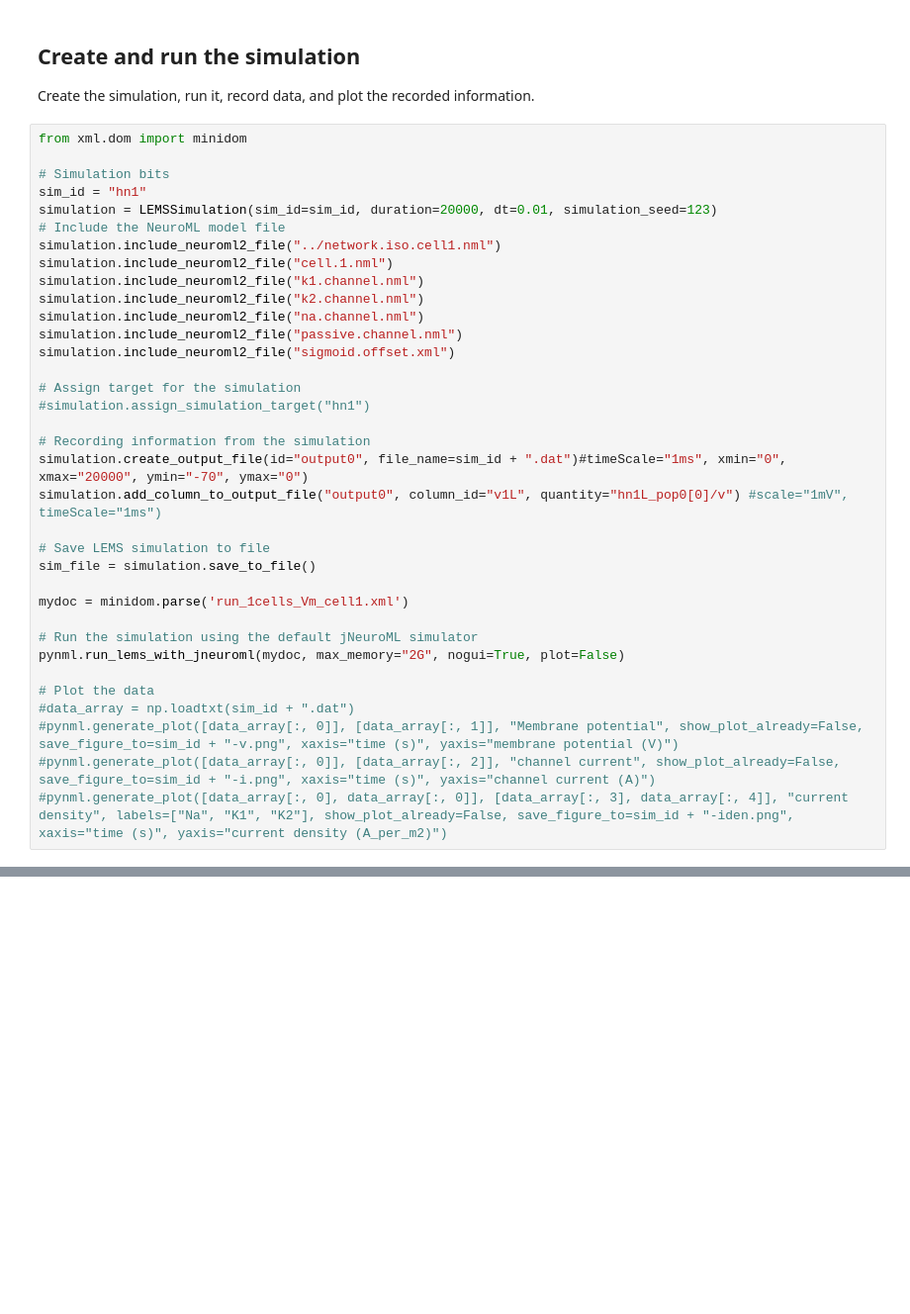
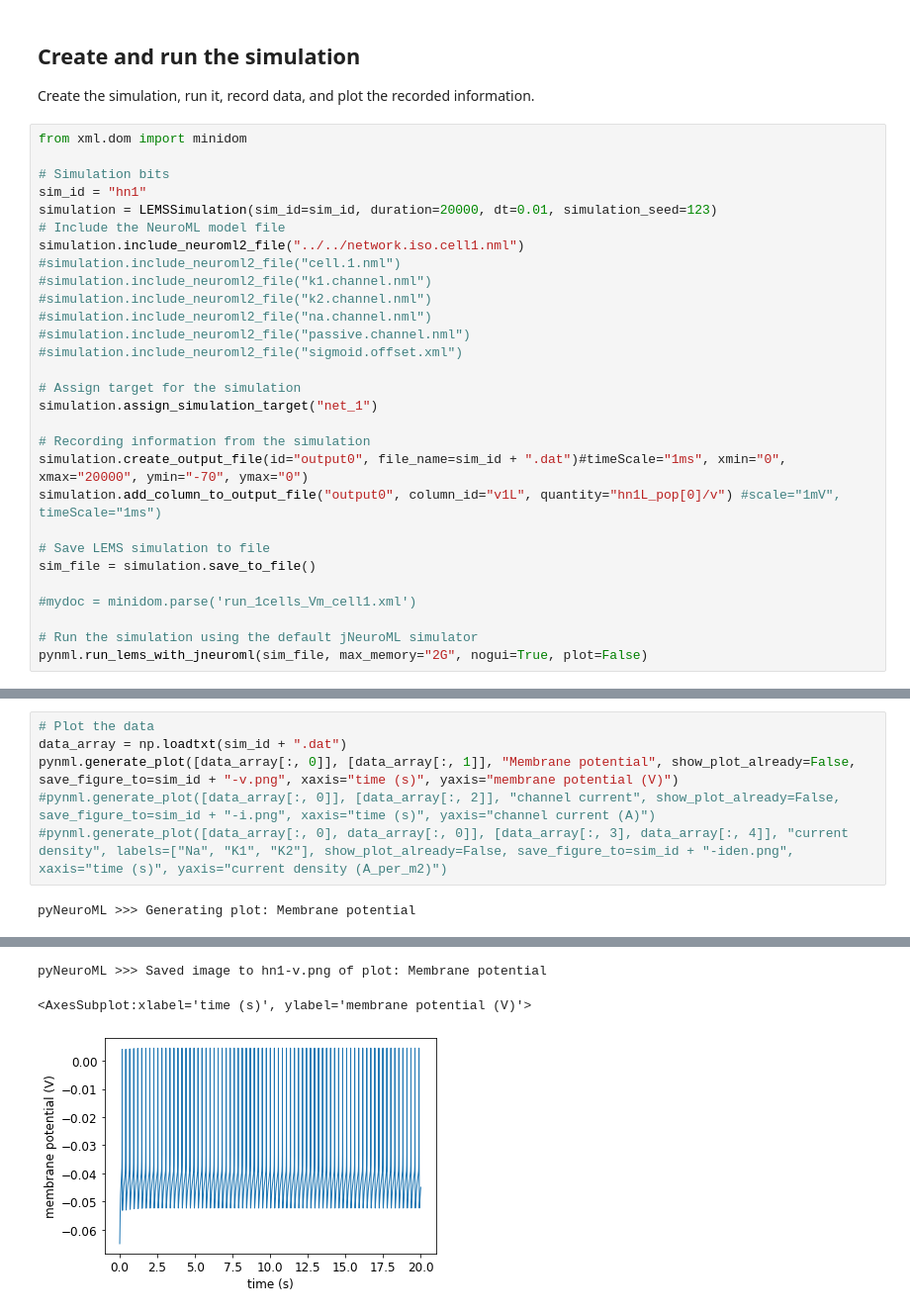
Before and after one commit to RonCalabreseLab/Leech-8Cell-Tutorial-NeuroML, a Jupyter notebook: NeuroML2/isolated_cells_graph/Notebook/cell1_isolate.ipynb, the cells around one changed output, grey strips where cells are left out. Shown at 99% size. Saved outputs shown, nothing was run; the diff lists cells and outputs as text; blank space fills up the shorter version.

```diff
--- a/NeuroML2/isolated_cells_graph/Notebook/cell1_isolate.ipynb
+++ b/NeuroML2/isolated_cells_graph/Notebook/cell1_isolate.ipynb
@@ -60,33 +55,27 @@ from xml.dom import minidom
 sim_id = "hn1"
 simulation = LEMSSimulation(sim_id=sim_id, duration=20000, dt=0.01, simulation_seed=123)
 # Include the NeuroML model file
-simulation.include_neuroml2_file("../network.iso.cell1.nml")
-simulation.include_neuroml2_file("cell.1.nml")
-simulation.include_neuroml2_file("k1.channel.nml")
-simulation.include_neuroml2_file("k2.channel.nml")
-simulation.include_neuroml2_file("na.channel.nml")
-simulation.include_neuroml2_file("passive.channel.nml")
-simulation.include_neuroml2_file("sigmoid.offset.xml")
+simulation.include_neuroml2_file("../../network.iso.cell1.nml")
+#simulation.include_neuroml2_file("cell.1.nml")
+#simulation.include_neuroml2_file("k1.channel.nml")
+#simulation.include_neuroml2_file("k2.channel.nml")
+#simulation.include_neuroml2_file("na.channel.nml")
+#simulation.include_neuroml2_file("passive.channel.nml")
+#simulation.include_neuroml2_file("sigmoid.offset.xml")
 
 # Assign target for the simulation
-#simulation.assign_simulation_target("hn1")
+simulation.assign_simulation_target("net_1")
 
 # Recording information from the simulation
 simulation.create_output_file(id="output0", file_name=sim_id + ".dat")#timeScale="1ms", xmin="0", xmax="20000", ymin="-70", ymax="0")
-simulation.add_column_to_output_file("output0", column_id="v1L", quantity="hn1L_pop0[0]/v") #scale="1mV", timeScale="1ms")
+simulation.add_column_to_output_file("output0", column_id="v1L", quantity="hn1L_pop[0]/v") #scale="1mV", timeScale="1ms")
 
 # Save LEMS simulation to file
 sim_file = simulation.save_to_file()
 
-mydoc = minidom.parse('run_1cells_Vm_cell1.xml')
+#mydoc = minidom.parse('run_1cells_Vm_cell1.xml')
 
 # Run the simulation using the default jNeuroML simulator
-pynml.run_lems_with_jneuroml(mydoc, max_memory="2G", nogui=True, plot=False)
-
-# Plot the data
-#data_array = np.loadtxt(sim_id + ".dat")
-#pynml.generate_plot([data_array[:, 0]], [data_array[:, 1]], "Membrane potential", show_plot_already=False, save_figure_to=sim_id + "-v.png", xaxis="time (s)", yaxis="membrane potential (V)")
-#pynml.generate_plot([data_array[:, 0]], [data_array[:, 2]], "channel current", show_plot_already=False, save_figure_to=sim_id + "-i.png", xaxis="time (s)", yaxis="channel current (A)")
-#pynml.generate_plot([data_array[:, 0], data_array[:, 0]], [data_array[:, 3], data_array[:, 4]], "current density", labels=["Na", "K1", "K2"], show_plot_already=False, save_figure_to=sim_id + "-iden.png", xaxis="time (s)", yaxis="current density (A_per_m2)")
+pynml.run_lems_with_jneuroml(sim_file, max_memory="2G", nogui=True, plot=False)
 # %% [output]
 pyNeuroML >>> Written LEMS Simulation hn1 to file: LEMS_hn1.xml
@@ -109,0 +83,8 @@ SystemExit: ignored
+# %%
+# Plot the data
+data_array = np.loadtxt(sim_id + ".dat")
+pynml.generate_plot([data_array[:, 0]], [data_array[:, 1]], "Membrane potential", show_plot_already=False, save_figure_to=sim_id + "-v.png", xaxis="time (s)", yaxis="membrane potential (V)")
+#pynml.generate_plot([data_array[:, 0]], [data_array[:, 2]], "channel current", show_plot_already=False, save_figure_to=sim_id + "-i.png", xaxis="time (s)", yaxis="channel current (A)")
+#pynml.generate_plot([data_array[:, 0], data_array[:, 0]], [data_array[:, 3], data_array[:, 4]], "current density", labels=["Na", "K1", "K2"], show_plot_already=False, save_figure_to=sim_id + "-iden.png", xaxis="time (s)", yaxis="current density (A_per_m2)")
+# %% [output]
+pyNeuroML >>> Generating plot: Membrane potential
@@ -109,0 +93,3 @@ SystemExit: ignored
+pyNeuroML >>> Saved image to hn1-v.png of plot: Membrane potential
+<AxesSubplot:xlabel='time (s)', ylabel='membrane potential (V)'>
+[figure, added]
```
Also changed, not shown: parts of 4 cells of this notebook, 1 other file.
